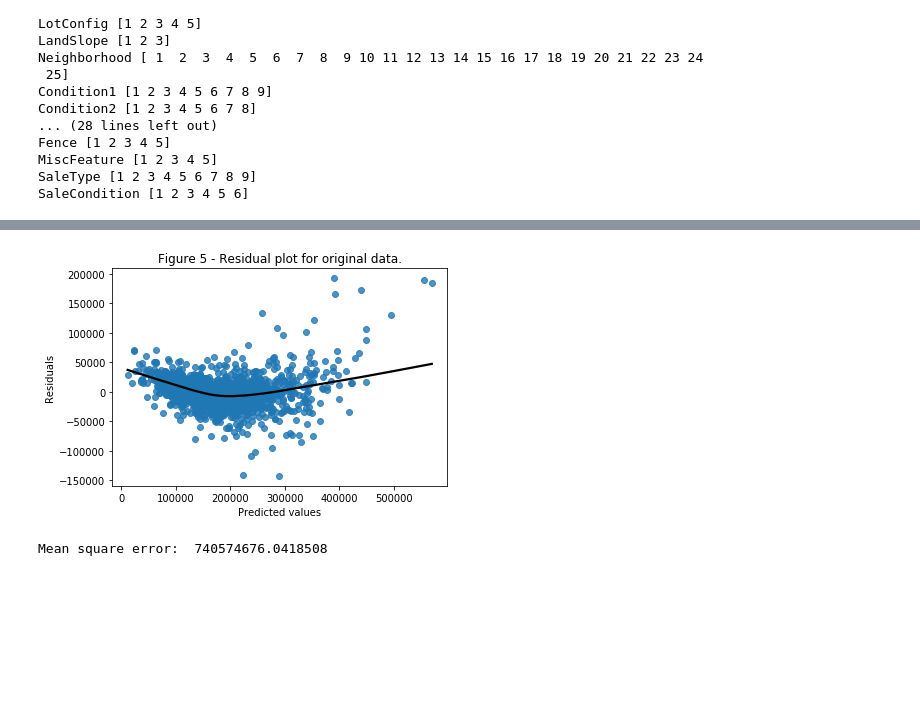
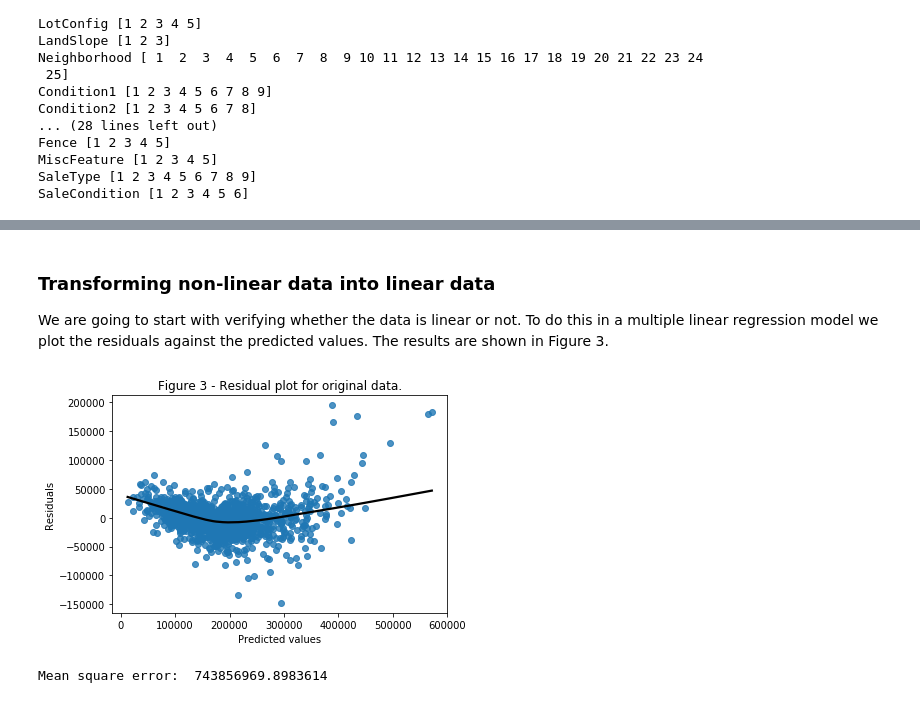
Before and after one commit to MDM0764/Bangalore-House-Price-Prediction, a Jupyter notebook: Beta.ipynb, the cells around one changed output, grey strips where cells are left out. Cells and saved outputs as stored; diff of their text form; code cells hidden in the pictures; blank space fills up the shorter version.

```diff
--- a/Beta.ipynb
+++ b/Beta.ipynb
@@ -352,33 +372,38 @@ print(processed_y_train)
 1456    142125
 1457    147500
 Name: SalePrice, Length: 1458, dtype: int64
+# %% [markdown]
+### Transforming non-linear data into linear data
+
+We are going to start with verifying whether the data is linear or not. To do this in a multiple linear regression model we plot the residuals against the predicted values. The results are shown in
+Figure 3.
 # %%
 from sklearn.linear_model import LinearRegression
 from sklearn import preprocessing
 import statsmodels.api as sm
 
 x_train = processed_x_train.copy()
 y_train = processed_y_train.copy()
 
 scaler = preprocessing.StandardScaler()
 x_train_s = scaler.fit_transform(x_train)
 
 linear1 = LinearRegression()
 linear1.fit(x_train_s, y_train)
 pred = linear1.predict(x_train_s)
 ax = sns.regplot(x=pred,y=y_train-pred,lowess=True,line_kws={"color":"black"})
-ax.set_title('Figure 5 - Residual plot for original data.')
+ax.set_title('Figure 3 - Residual plot for original data.')
 ax.set_xlabel('Predicted values')
 ax.set_ylabel('Residuals')
 plt.show();
 
 print("Mean square error: ",sum(np.power((y_train-pred),2))/x_train.shape[0])
 
 #results = sm.OLS(y_train,x_train_s).fit()
 #print(results.summary())
 # %% [output]
-[figure, old version]
+[figure, new version]
-Mean square error:  740574676.0418508
+Mean square error:  743856969.8983614
 # %%
 linear2 = LinearRegression()
 linear2.fit(x_train_s, np.log1p(y_train))
```
Also changed, not shown: parts of 32 cells of this notebook, 5 other files.
